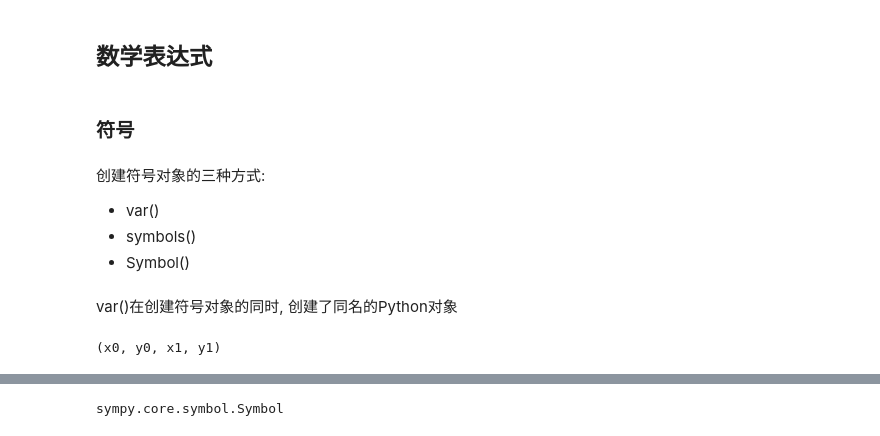
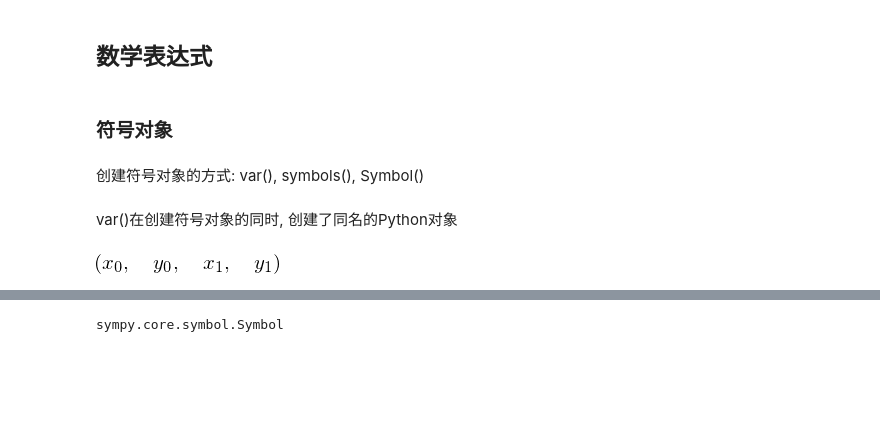
Before and after one commit to id0ma1no/ug-python, a Jupyter notebook: py-scientific-computing/06-sympy/06-2 数学表达式.ipynb, the cells around one changed output, grey strips where cells are left out. Drawn from its saved outputs; the diff is of its cells as text; code cells hidden in the pictures; blank space fills up the shorter version.

```diff
--- a/py-scientific-computing/06-sympy/06-2 数学表达式.ipynb
+++ b/py-scientific-computing/06-sympy/06-2 数学表达式.ipynb
@@ -4,16 +8,13 @@ from sympy import *
 # %% [markdown]
 ## 数学表达式
 # %% [markdown]
-### 符号
+### 符号对象
 # %% [markdown]
-创建符号对象的三种方式:
-* var()
-* symbols()
-* Symbol()
+创建符号对象的方式: var(), symbols(), Symbol()
 # %% [markdown]
 var()在创建符号对象的同时, 创建了同名的Python对象
 # %%
-print var("x0,y0,x1,y1")
+var("x0,y0,x1,y1")
 # %% [output]
-(x0, y0, x1, y1)
+[figure, added]
 # %%
```
Also changed, not shown: parts of 79 cells of this notebook, 3 other files.
